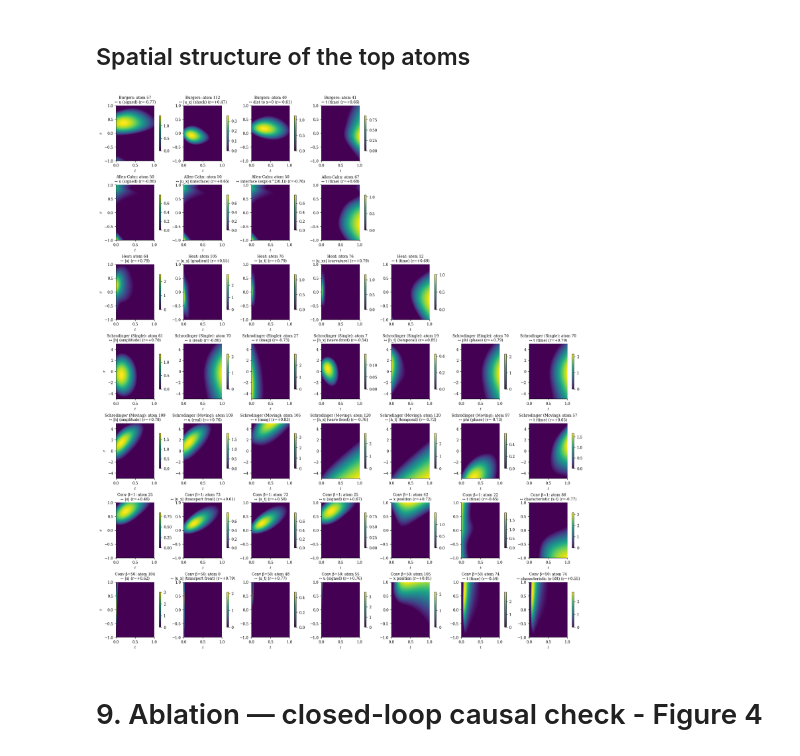
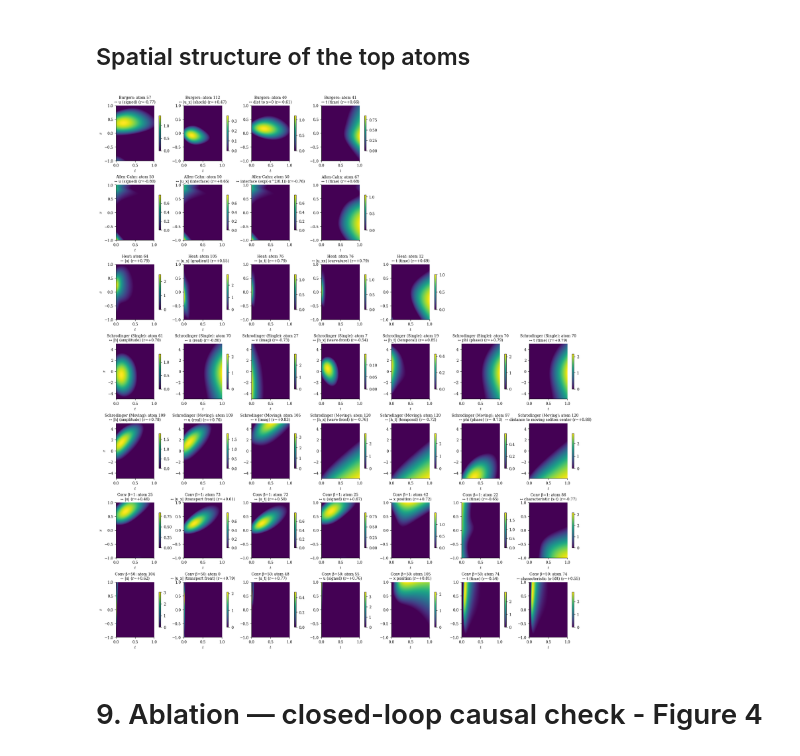
Before and after one commit to NanditaPatil-dotcom/PhysSAE, a Jupyter notebook: PhysSAE_SAE.ipynb, the cells around one changed output. Cells and saved outputs as stored; diff of their text form; code cells hidden in the pictures.

```diff
--- a/PhysSAE_SAE.ipynb
+++ b/PhysSAE_SAE.ipynb
@@ -1190,37 +1292,38 @@ def fig3(d_list):
             im = ax.imshow(zk,extent=current_extent,origin="lower",aspect="auto",cmap="viridis",vmin=0,vmax=vmax if vmax > 0 else 1)
             ax.set_title(f"{tag}: atom {k_top}\n↔ {cname} (r={r:+.2f})",fontsize=9)
             ax.set_xlabel("$t$")
 
             if j_idx == 0:
                 ax.set_ylabel("$x$")
 
             plt.colorbar(im,ax=ax,fraction=0.046)
 
         # hide unused columns
         for k in range(len(concept_subset), 8):
             axes[row, k].axis("off")
 
     plt.savefig("figures/fig3_atoms.png",bbox_inches="tight")
     plt.show()
 
 
 burgers_concepts_show = ["u (signed)","|u_x| (shock)","dist to x=0","t (time)"]
 ac_concepts_show = ["u (signed)","|u_x| (interface)","interface (exp(-u^2/0.1))","t (time)"]
 heat_concepts_show = ["|u|","|u_x| (gradient)","|u_t|","|u_xx| (curvature)","t (time)"]
-sch_concepts_show = ["|h| (amplitude)","u (real)","v (imag)","|h_x| (wave-front)","|h_t| (temporal)","phi (phase)","t (time)"]
+sch_single_concepts_show = ["|h| (amplitude)","u (real)","v (imag)","|h_x| (wave-front)","|h_t| (temporal)","phi (phase)","t (time)"]
+sch_moving_concepts_show = ["|h| (amplitude)","u (real)","v (imag)","|h_x| (wave-front)","|h_t| (temporal)","phi (phase)","distance to moving soliton center"]
 conv1_concepts_show = ["|u|","|u_x| (transport front)","|u_t|","u (signed)","x position","t (time)","characteristic (x-t)"]
 conv50_concepts_show = ["|u|","|u_x| (transport front)","|u_t|","u (signed)","x position","t (time)","characteristic (x-50t)"]
 
 
 fig3([(Z_b, A_b, names_b, burgers_concepts_show, "Burgers"),
       (Z_a, A_a, names_a,ac_concepts_show,"Allen-Cahn"),
       (Z_h, A_h, names_h,heat_concepts_show,"Heat"),
-      (Z_s_s, A_s_s, names_s_s,sch_concepts_show,"Schrodinger (Single)"),
-      (Z_s_m, A_s_m, names_s_m,sch_concepts_show,"Schrodinger (Moving)"),
+      (Z_s_s, A_s_s, names_s_s,sch_single_concepts_show,"Schrodinger (Single)"),
+      (Z_s_m, A_s_m, names_s_m,sch_moving_concepts_show,"Schrodinger (Moving)"),
       (Z_c1, A_c1, names_c1,conv1_concepts_show,"Conv β=1"),
       (Z_c50, A_c50, names_c50,conv50_concepts_show,"Conv β=50")])
 # %% [output]
-[figure, old version]
+[figure, new version]
 # %% [markdown]
 # 9. Ablation — closed-loop causal check - Figure 4
 # %%
```
Also changed, not shown: parts of 17 cells of this notebook.
